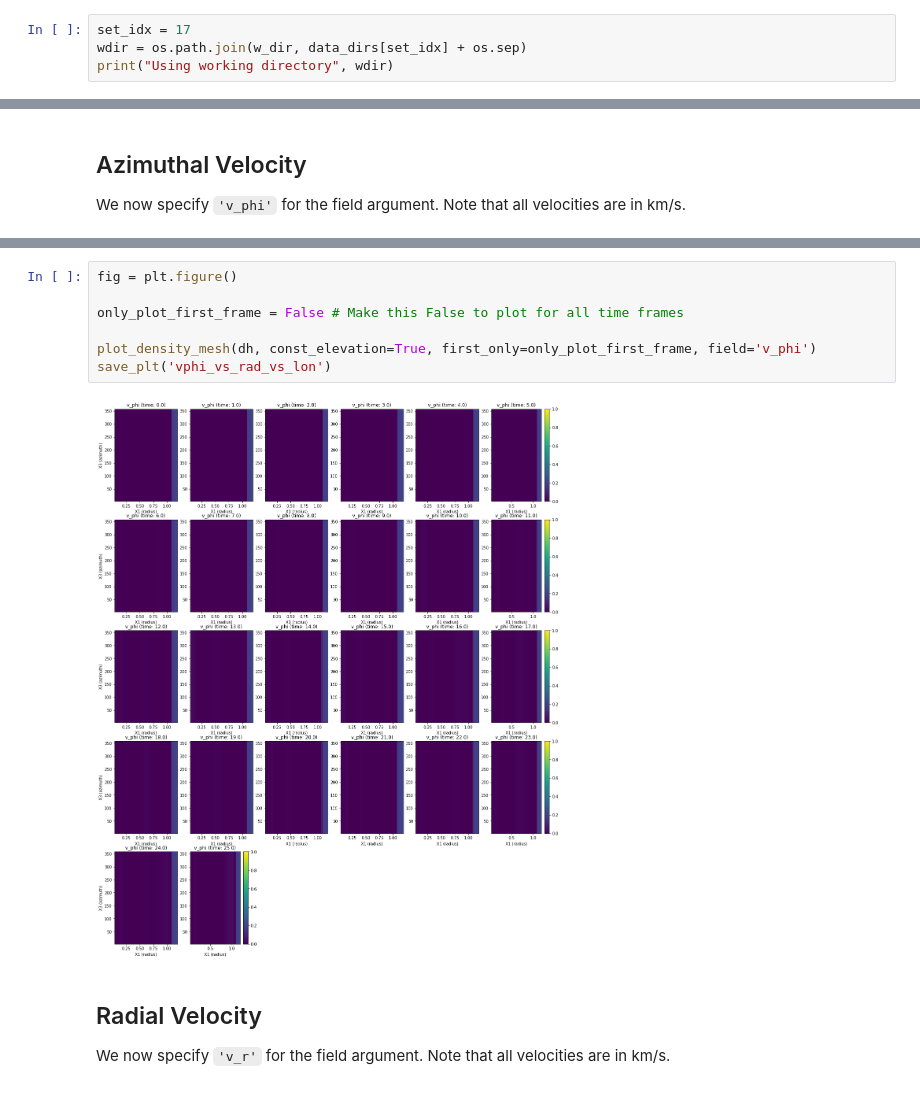
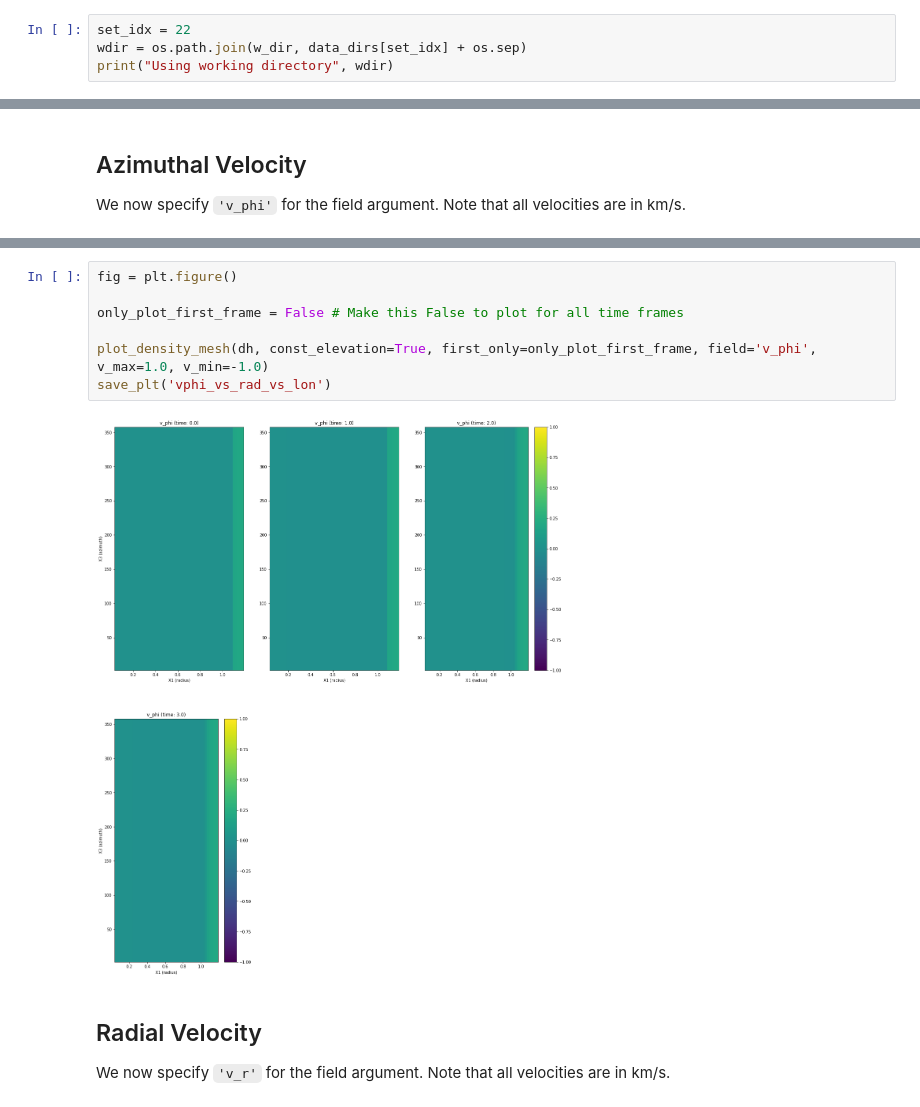
Before and after one commit to tygamvrelis/Astrophysics, a Jupyter notebook: Analysis.ipynb, the cells around one changed output, grey strips where cells are left out. Drawn from its saved outputs; the diff is of its cells as text.

```diff
--- a/Analysis.ipynb
+++ b/Analysis.ipynb
@@ -220,7 +220,7 @@ Found data directories:
 # %% [markdown]
 Next, we may have a choice between different data sets to load. These have been enumerated above. To change the data set, change the value of `set_idx`, below to one of the other indices.
 # %%
-set_idx = 17
+set_idx = 22
 wdir = os.path.join(w_dir, data_dirs[set_idx] + os.sep)
 print("Using working directory", wdir)
 # %% [output]
@@ -429,12 +416,12 @@ save_plt('vphi_vs_rad_vs_lat')
 # %%
 fig = plt.figure()
 
 only_plot_first_frame = False # Make this False to plot for all time frames
 
-plot_density_mesh(dh, const_elevation=True, first_only=only_plot_first_frame, field='v_phi')
+plot_density_mesh(dh, const_elevation=True, first_only=only_plot_first_frame, field='v_phi', v_max=1.0, v_min=-1.0)
 save_plt('vphi_vs_rad_vs_lon')
 # %% [output]
-[figure, old version]
+[figure, new version]
 # %% [markdown]
 ## Radial Velocity
 We now specify `'v_r'` for the field argument. Note that all velocities are in km/s.
```
Also changed, not shown: parts of 10 cells of this notebook, 30 other files.
